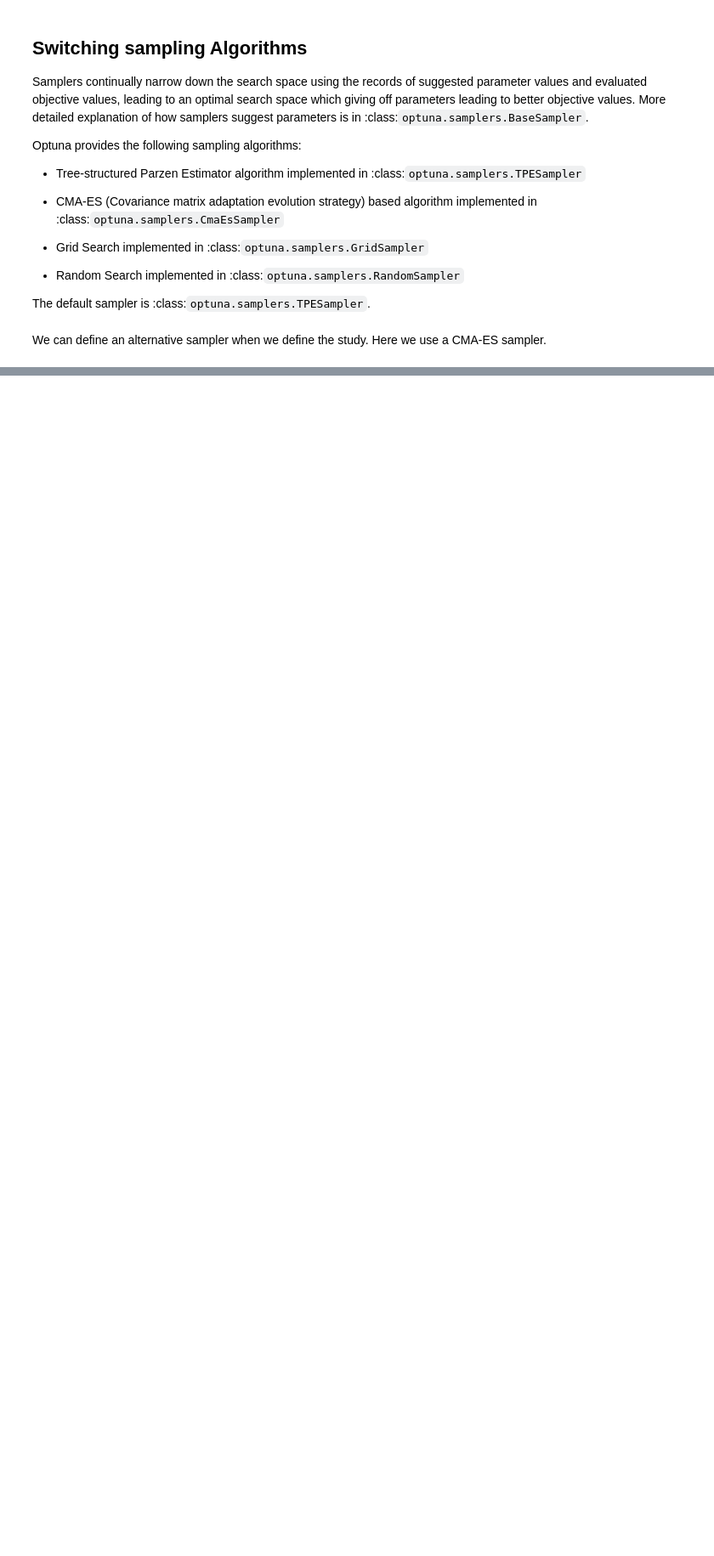
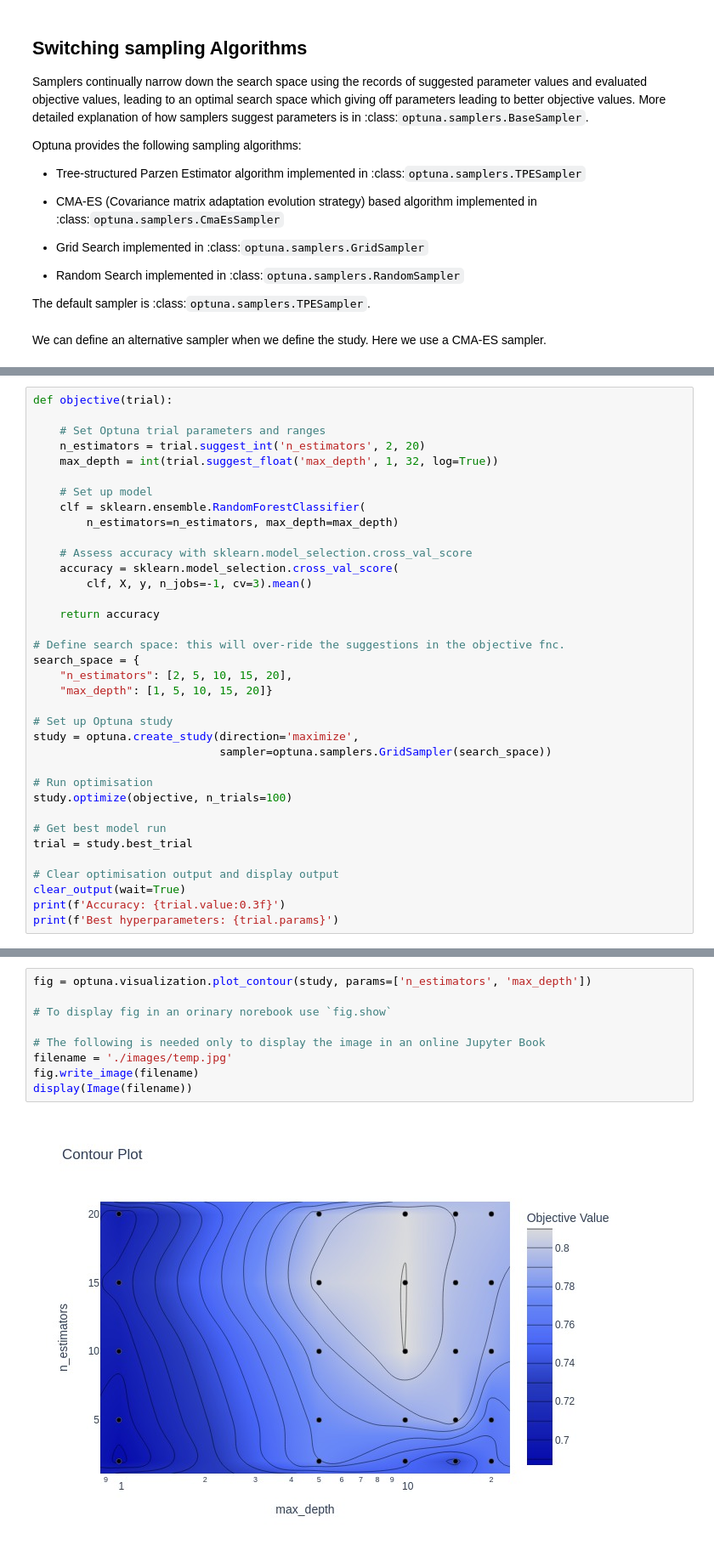
Before and after one commit to MichaelAllen1966/titanic, a Jupyter notebook: 40_optuna.ipynb, the cells around one changed output, grey strips where cells are left out. Shown: that part at 85% size. Drawn from its saved outputs; the diff is of its cells as text; blank space fills up the shorter version.

Commit message:
Update optuna

```diff
--- a/40_optuna.ipynb
+++ b/40_optuna.ipynb
@@ -307,0 +312,36 @@ display(Image(filename))
+# %%
+def objective(trial):
+
+    # Set Optuna trial parameters and ranges
+    n_estimators = trial.suggest_int('n_estimators', 2, 20)
+    max_depth = int(trial.suggest_float('max_depth', 1, 32, log=True))
+
+    # Set up model
+    clf = sklearn.ensemble.RandomForestClassifier(
+        n_estimators=n_estimators, max_depth=max_depth)
+
+    # Assess accuracy with sklearn.model_selection.cross_val_score
+    accuracy = sklearn.model_selection.cross_val_score(
+        clf, X, y, n_jobs=-1, cv=3).mean()
+
+    return accuracy
+
+# Define search space: this will over-ride the suggestions in the objective fnc.
+search_space = {
+    "n_estimators": [2, 5, 10, 15, 20],
+    "max_depth": [1, 5, 10, 15, 20]}
+
+# Set up Optuna study
+study = optuna.create_study(direction='maximize',
+                            sampler=optuna.samplers.GridSampler(search_space))
+
+# Run optimisation
+study.optimize(objective, n_trials=100)
+
+# Get best model run
+trial = study.best_trial
+
+# Clear optimisation output and display output
+clear_output(wait=True)
+print(f'Accuracy: {trial.value:0.3f}')
+print(f'Best hyperparameters: {trial.params}')
@@ -307,0 +351,11 @@ display(Image(filename))
+# %%
+fig = optuna.visualization.plot_contour(study, params=['n_estimators', 'max_depth'])
+
+# To display fig in an orinary norebook use `fig.show`
+
+# The following is needed only to display the image in an online Jupyter Book
+filename = './images/temp.jpg'
+fig.write_image(filename)
+display(Image(filename))
+# %% [output]
+[figure, added]
```
Also changed, not shown: parts of 12 cells of this notebook.
